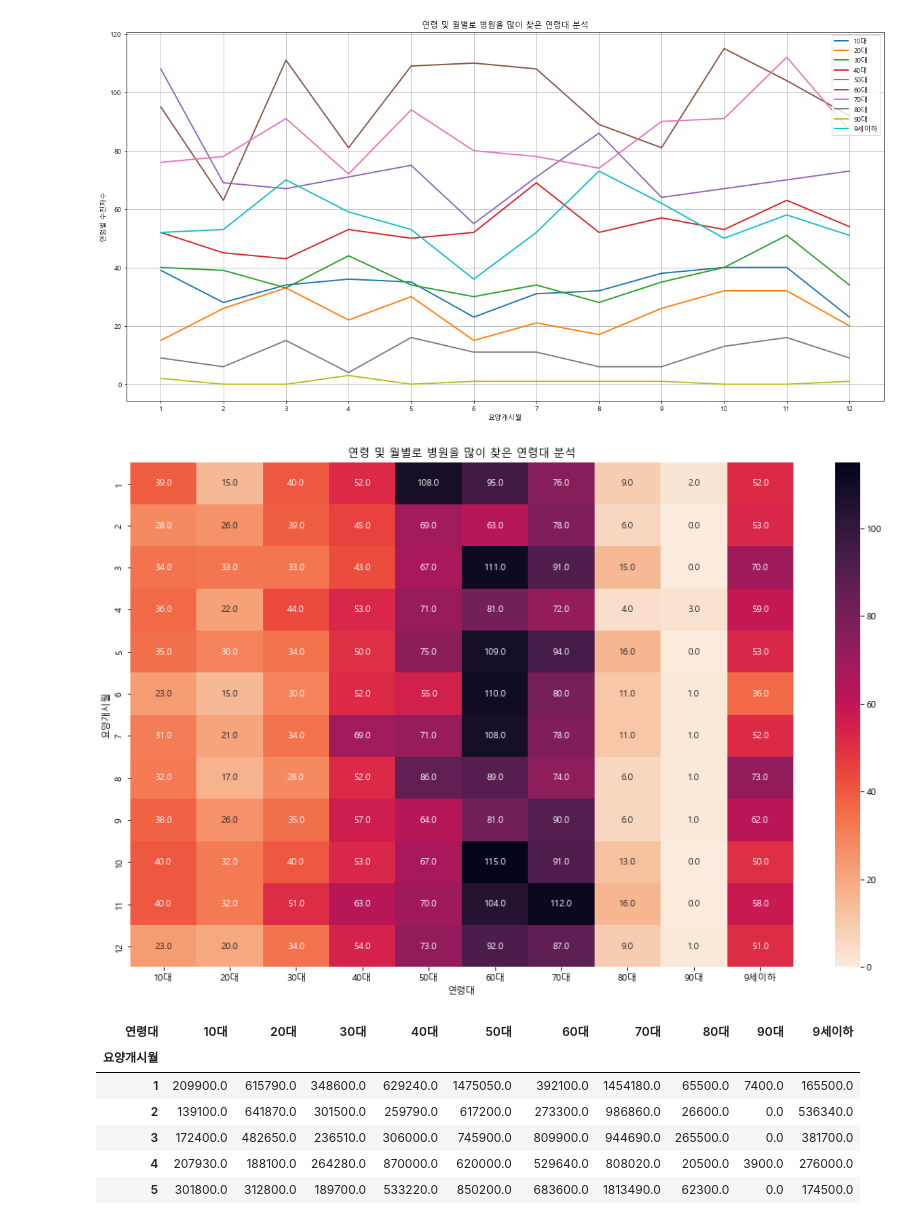
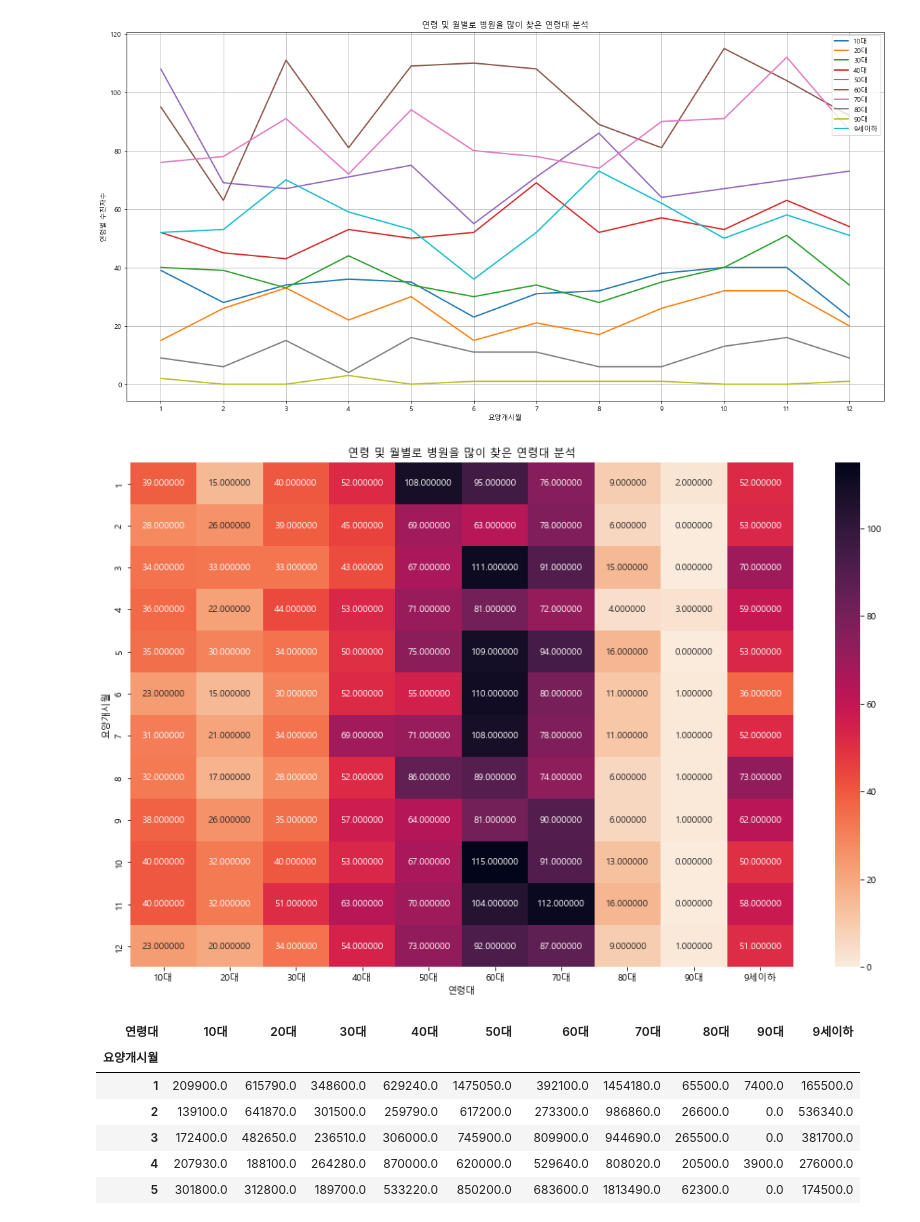
Before and after one commit to JaehonxKIM/StudyAnaconda, a Jupyter notebook: 03_심평원/day9/03_데이터시각화.ipynb, the cells around one changed output. Cells and saved outputs as stored; diff of their text form; code cells hidden in the pictures.

```diff
--- a/03_심평원/day9/03_데이터시각화.ipynb
+++ b/03_심평원/day9/03_데이터시각화.ipynb
@@ -81,18 +81,18 @@ plt.show()
 # %%
 
 # 그래프 크기 결정
 plt.figure(figsize = (16, 10))
 
 # 피봇 데이터 넣어서 그래프 그리기
-sns.heatmap(pivot_month_age, annot = True, fmt = "01", cmap = "rocket_r")
+sns.heatmap(pivot_month_age, annot = True, fmt = "0f", cmap = "rocket_r")
 
 # 타이틀 넣기
 plt.title("연령 및 월별로 병원을 많이 찾은 연령대 분석")
 
 # 보여주기
 plt.show()
 # %% [output]
-[figure, old version]
+[figure, new version]
 # %%
 # 월별 연령대별 본인부담금을 많이 내는 연령대 분석하기
 # %%
```
Also changed, not shown: 5 other files.
